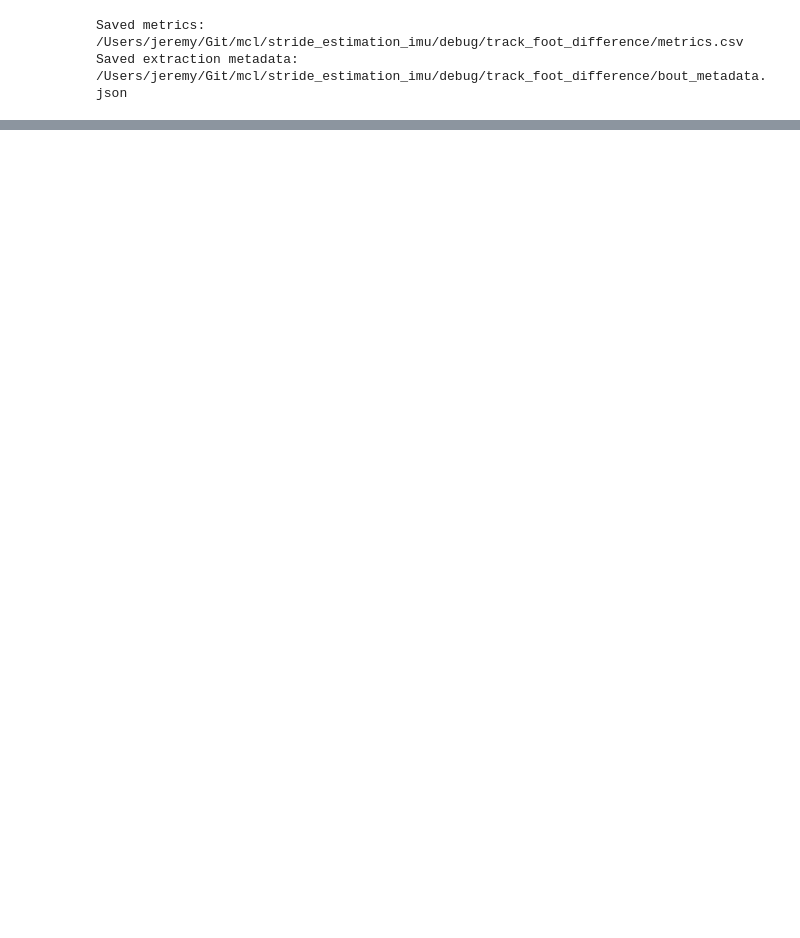
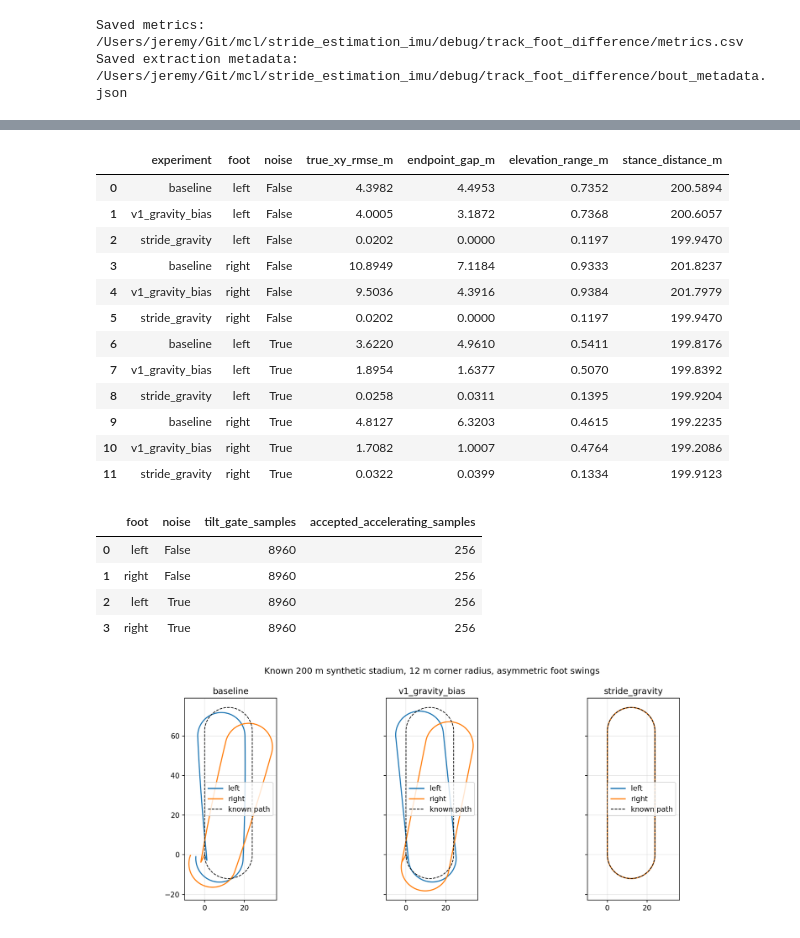
Before and after one commit to jeremydwong/stride_estimation_imu, a Jupyter notebook: notebooks/debug_track_foot_difference.ipynb, the cells around one changed output, grey strips where cells are left out. Drawn from its saved outputs; the diff is of its cells as text; code cells hidden in the pictures; blank space fills up the shorter version.

```diff
--- a/notebooks/debug_track_foot_difference.ipynb
+++ b/notebooks/debug_track_foot_difference.ipynb
@@ -198,0 +261,4 @@ Saved extraction metadata: /Users/jeremy/Git/mcl/stride_estimation_imu/debug/tra
+# %%
+import debug_track_extended as extended
+extended_data, selected, extended_metrics, validation_metrics, synthetic_metrics, gate_audit = extended.run_all(OUT)
+display(extended_metrics.round(3))
@@ -198,0 +322,24 @@ Saved extraction metadata: /Users/jeremy/Git/mcl/stride_estimation_imu/debug/tra
+# %%
+display(synthetic_metrics.round(4))
+display(gate_audit)
+display(Image(filename=str(OUT / 'synthetic.png')))
+# %% [output]
+|  | experiment | foot | noise | true_xy_rmse_m | endpoint_gap_m | elevation_range_m | stance_distance_m |
+| 0 | baseline | left | False | 4.3982 | 4.4953 | 0.7352 | 200.5894 |
+| 1 | v1_gravity_bias | left | False | 4.0005 | 3.1872 | 0.7368 | 200.6057 |
+| 2 | stride_gravity | left | False | 0.0202 | 0.0000 | 0.1197 | 199.9470 |
+| 3 | baseline | right | False | 10.8949 | 7.1184 | 0.9333 | 201.8237 |
+| 4 | v1_gravity_bias | right | False | 9.5036 | 4.3916 | 0.9384 | 201.7979 |
+| 5 | stride_gravity | right | False | 0.0202 | 0.0000 | 0.1197 | 199.9470 |
+| 6 | baseline | left | True | 3.6220 | 4.9610 | 0.5411 | 199.8176 |
+| 7 | v1_gravity_bias | left | True | 1.8954 | 1.6377 | 0.5070 | 199.8392 |
+| 8 | stride_gravity | left | True | 0.0258 | 0.0311 | 0.1395 | 199.9204 |
+| 9 | baseline | right | True | 4.8127 | 6.3203 | 0.4615 | 199.2235 |
+| 10 | v1_gravity_bias | right | True | 1.7082 | 1.0007 | 0.4764 | 199.2086 |
+| 11 | stride_gravity | right | True | 0.0322 | 0.0399 | 0.1334 | 199.9123 |
+|  | foot | noise | tilt_gate_samples | accepted_accelerating_samples |
+| 0 | left | False | 8960 | 256 |
+| 1 | right | False | 8960 | 256 |
+| 2 | left | True | 8960 | 256 |
+| 3 | right | True | 8960 | 256 |
+[figure, added]
```
Also changed, not shown: parts of 13 cells of this notebook, 14 other files.
